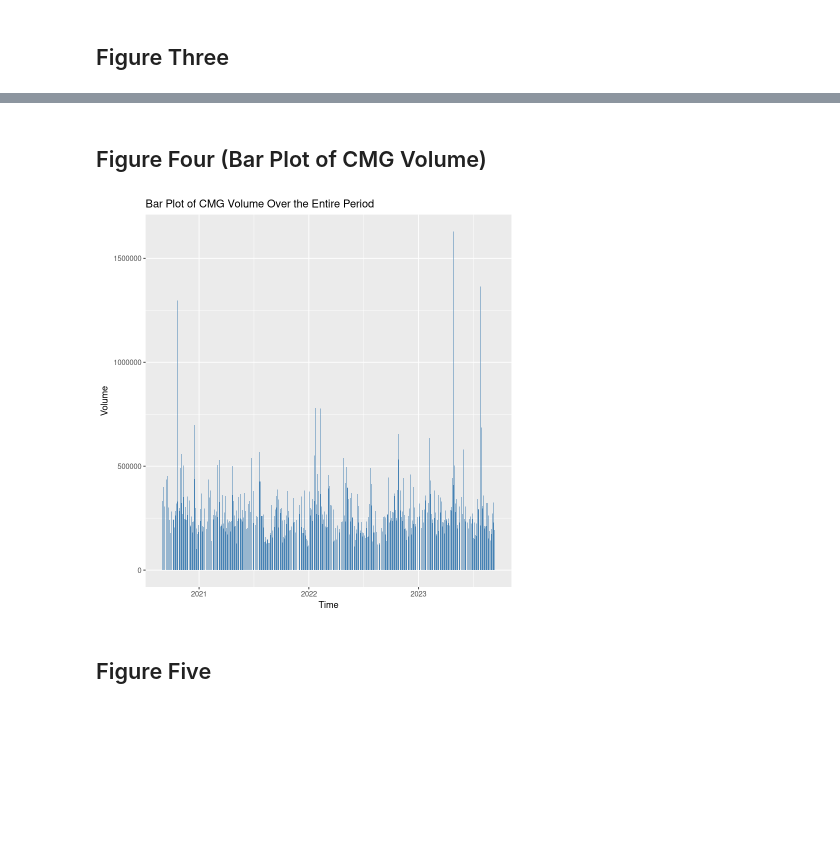
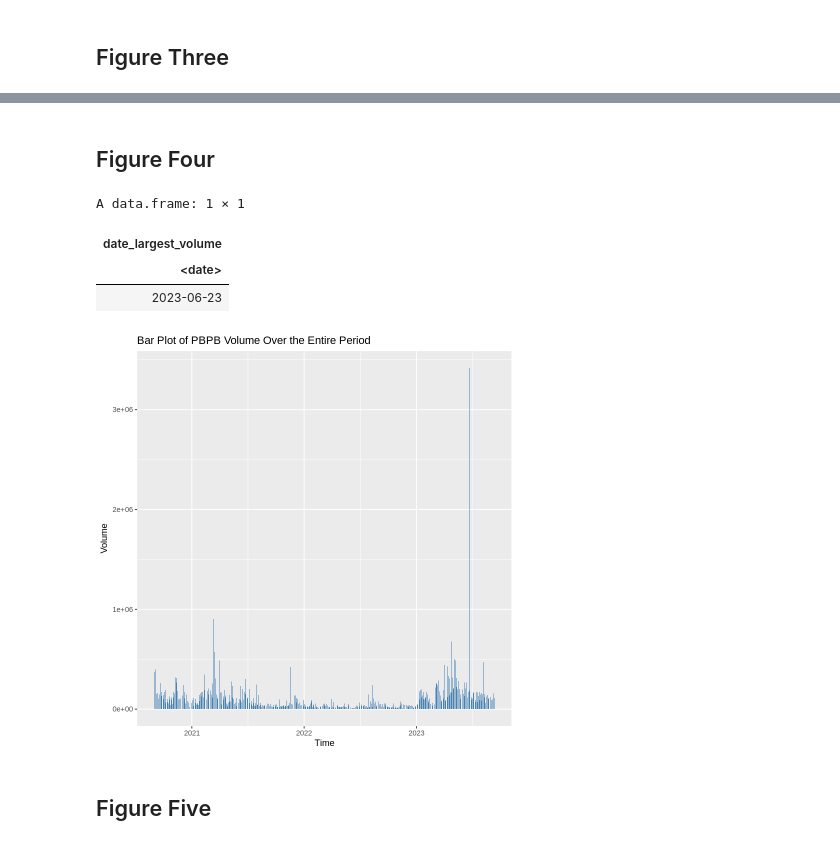
Before and after one commit to sumperor/currency_basket_wallet, a Jupyter notebook: A1_All_(1).ipynb, the cells around one changed output, grey strips where cells are left out. Saved outputs shown, nothing was run; the diff lists cells and outputs as text; code cells hidden in the pictures; blank space fills up the shorter version.

```diff
--- a/A1_All_(1).ipynb
+++ b/A1_All_(1).ipynb
@@ -274,10 +374,10 @@ max_return_row[, c("datadate","daily_return")]
 pbpb =
     pbpb %>%
         mutate(
-            return_daily = (prccd - lag(prccd)) / lag(prccd),
-            return_overnight = (prcod - lag(prccd)) / lag(prccd),
-            change_close_open = prccd - prcod,
-            mfv = (((prccd - prcld) - (prchd - prccd)) / (prchd - prcld)) * cshtrd
+            return_daily = (close_price - lag(close_price)) / lag(close_price),
+            return_overnight = (open_price - lag(close_price)) / lag(close_price),
+            change_close_open = close_price - open_price,
+            mfv = (((close_price - low) - (high - close_price)) / (high - low)) * volume
             )
 
 
@@ -298,7 +398,7 @@ head(pbpb)
 volume_june_2023 =
     pbpb %>%
         filter(month==6, year==2023) %>%
-        summarize(volume = sum(cshtrd, na.rm=TRUE))
+        summarize(volume = sum(volume, na.rm=TRUE))
 volume_june_2023
 
 mean_daily_return =
@@ -308,7 +408,7 @@ mean_daily_return
 
 date_largest_high =
     pbpb %>%
-        filter(prchd==max(prchd, na.rm=TRUE)) %>%
+        filter(high==max(high, na.rm=TRUE)) %>%
         summarize(date_largest_high=first(datadate))
 date_largest_high
 
@@ -346,10 +521,23 @@ ggplot(df, aes(x = datadate, y = prccd, color = tic)) +
 # %% [markdown]
-## Figure Four (Bar Plot of CMG Volume)
+## Figure Four
 # %%
-ggplot(cmg_data, aes(x = datadate, y = volume)) +
+ggplot(pbpb, aes(x = datadate, y = volume)) +
   geom_bar(stat = "identity", fill = "steelblue") +
-  labs(title = "Bar Plot of CMG Volume Over the Entire Period", x = "Time", y = "Volume")
+  labs(title = "Bar Plot of PBPB Volume Over the Entire Period",
+       x = "Time",
+       y = "Volume")
+
+# Largest Volume Date
+date_largest_volume =
+    pbpb %>%
+        filter(volume==max(volume, na.rm=TRUE)) %>%
+        summarize(date_largest_volume = first(datadate))
+date_largest_volume
 # %% [output]
+A data.frame: 1 × 1
+| date_largest_volume |
+| <date> |
+| 2023-06-23 |
-[figure, old version]
+[figure, new version]
 # %% [markdown]
 ## Figure Five
```
Also changed, not shown: parts of 21 cells of this notebook.
